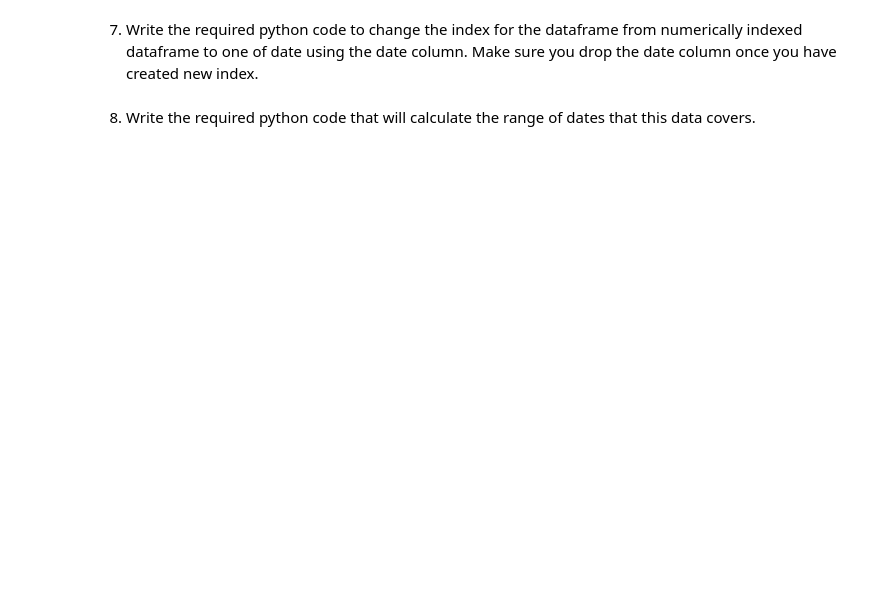
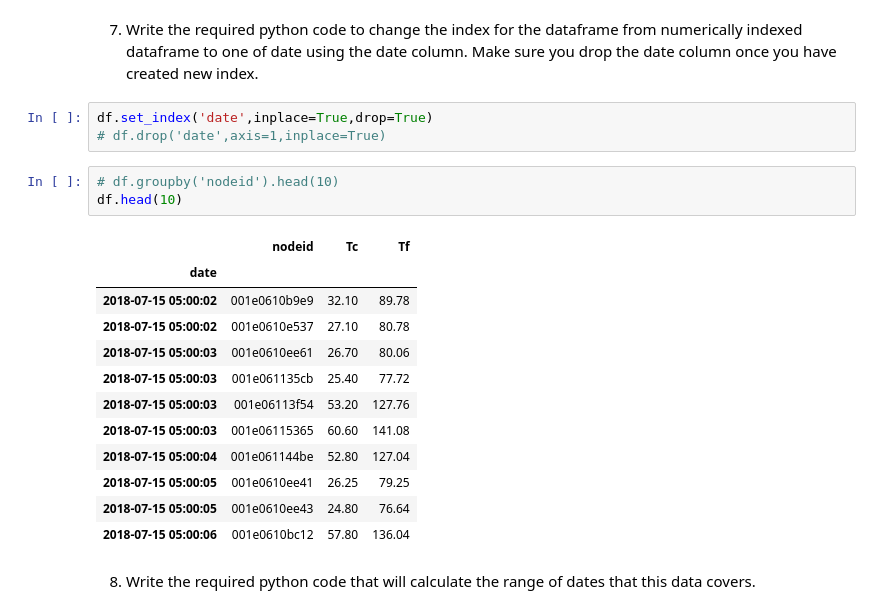
Before and after one commit to eparrish64/csci627-assignment01-eparrish64, a Jupyter notebook: CSCI627-assignment01.ipynb, the cells around one changed output. Cells and saved outputs as stored; diff of their text form; blank space fills up the shorter version.

```diff
--- a/CSCI627-assignment01.ipynb
+++ b/CSCI627-assignment01.ipynb
@@ -95,4 +101,23 @@ df.append(df2)
 # %% [markdown]
 7. Write the required python code to change the index for the dataframe from numerically indexed dataframe to one of date using the date column. Make sure you drop the date column once you have created new index.
+# %%
+df.set_index('date',inplace=True,drop=True)
+# df.drop('date',axis=1,inplace=True)
+# %%
+# df.groupby('nodeid').head(10)
+df.head(10)
+# %% [output]
+|  | nodeid | Tc | Tf |
+| date |  |  |  |
+| 2018-07-15 05:00:02 | 001e0610b9e9 | 32.10 | 89.78 |
+| 2018-07-15 05:00:02 | 001e0610e537 | 27.10 | 80.78 |
+| 2018-07-15 05:00:03 | 001e0610ee61 | 26.70 | 80.06 |
+| 2018-07-15 05:00:03 | 001e061135cb | 25.40 | 77.72 |
+| 2018-07-15 05:00:03 | 001e06113f54 | 53.20 | 127.76 |
+| 2018-07-15 05:00:03 | 001e06115365 | 60.60 | 141.08 |
+| 2018-07-15 05:00:04 | 001e061144be | 52.80 | 127.04 |
+| 2018-07-15 05:00:05 | 001e0610ee41 | 26.25 | 79.25 |
+| 2018-07-15 05:00:05 | 001e0610ee43 | 24.80 | 76.64 |
+| 2018-07-15 05:00:06 | 001e0610bc12 | 57.80 | 136.04 |
 # %% [markdown]
 8. Write the required python code that will calculate the range of dates that this data covers.
```
Also changed, not shown: parts of 5 cells of this notebook.
